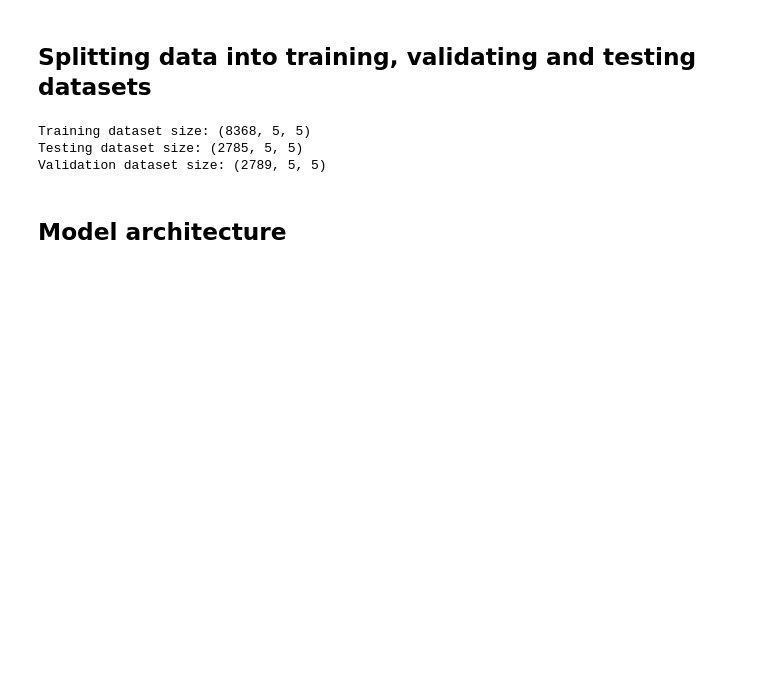
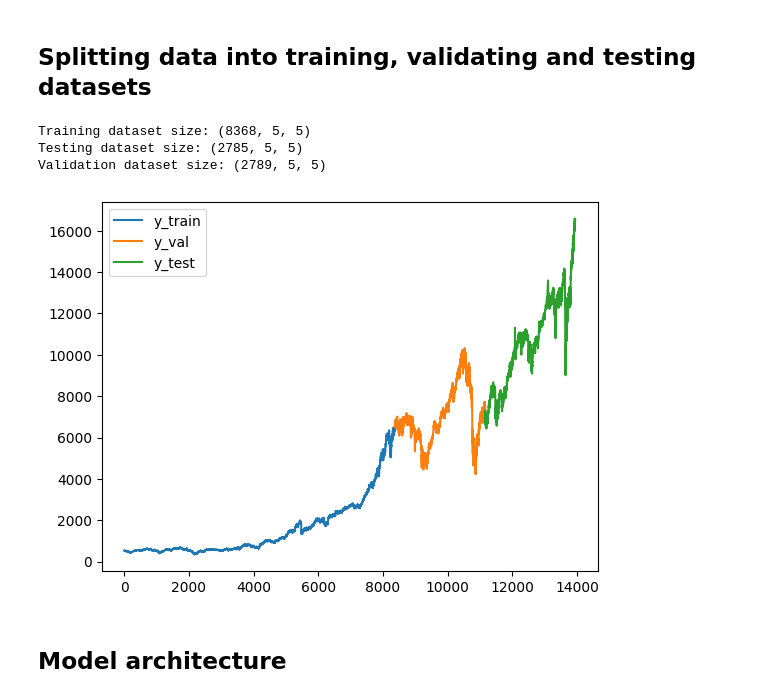
Before and after one commit to Rol3ert99/stock-predictions, a Jupyter notebook: conv1d.ipynb, the cells around one changed output. Saved outputs shown, nothing was run; the diff lists cells and outputs as text; code cells hidden in the pictures; blank space fills up the shorter version.

```diff
--- a/conv1d.ipynb
+++ b/conv1d.ipynb
@@ -87,3 +80,14 @@ a, b= y_train.shape[0], y_train.shape[0] + y_test.shape[0]
+# %%
+a = y_train.shape[0]
+plt.plot([_ for _ in range(a)], y_train, label = 'y_train')
+a, b= y_train.shape[0], y_train.shape[0] + y_val.shape[0]
+plt.plot([_ for _ in range(a, b)], y_val, label = 'y_val')
+a, b = y_train.shape[0] + y_val.shape[0], y_train.shape[0] + y_val.shape[0] + y_test.shape[0]
+plt.plot([_ for _ in range(a, b)], y_test, label = 'y_test')
+plt.legend()
+plt.show()
+# %% [output]
+[figure, added]
 # %% [markdown]
 ## Model architecture
 # %%
```
Also changed, not shown: parts of 4 cells of this notebook.
